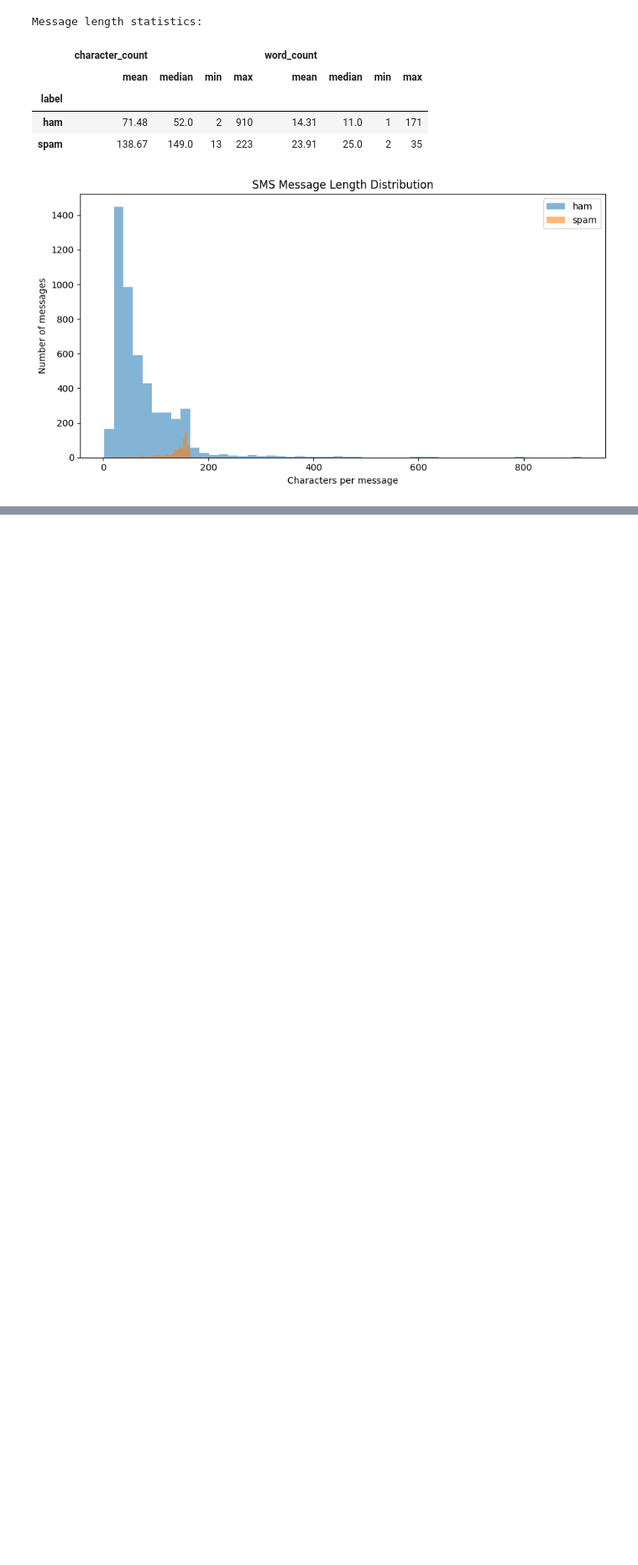
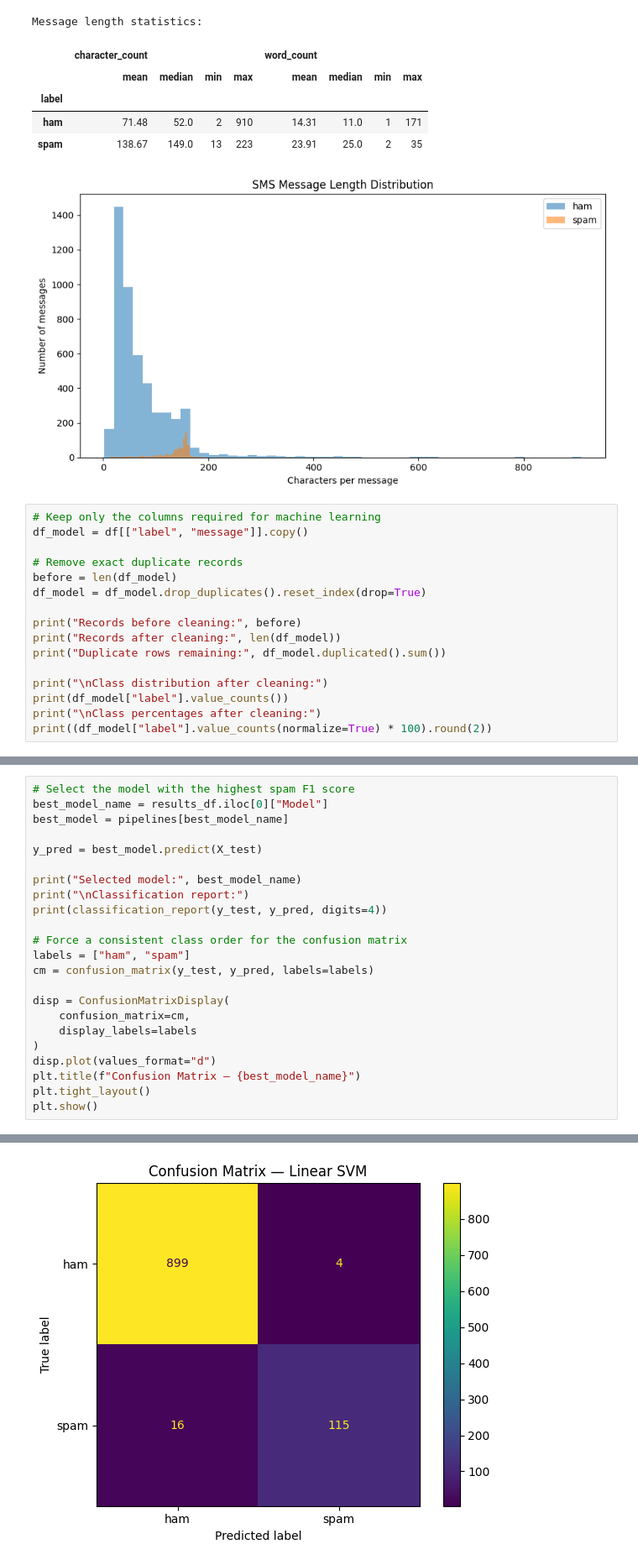
Before and after one commit to atul-2710/ScamSense, a Jupyter notebook: notebooks/ScamSense_ML_Development.ipynb, the cells around one changed output, grey strips where cells are left out. Shown at 84% size. Drawn from its saved outputs; the diff is of its cells as text; blank space fills up the shorter version.

Commit message:
feat: clean SMS dataset and compare classification models

```diff
--- a/notebooks/ScamSense_ML_Development.ipynb
+++ b/notebooks/ScamSense_ML_Development.ipynb
@@ -172,3 +172,19 @@ Message length statistics:
 | ham | 71.48 | 52.0 | 2 | 910 | 14.31 | 11.0 | 1 | 171 |
 | spam | 138.67 | 149.0 | 13 | 223 | 23.91 | 25.0 | 2 | 35 |
 [figure]
+# %%
+# Keep only the columns required for machine learning
+df_model = df[["label", "message"]].copy()
+
+# Remove exact duplicate records
+before = len(df_model)
+df_model = df_model.drop_duplicates().reset_index(drop=True)
+
+print("Records before cleaning:", before)
+print("Records after cleaning:", len(df_model))
+print("Duplicate rows remaining:", df_model.duplicated().sum())
+
+print("\nClass distribution after cleaning:")
+print(df_model["label"].value_counts())
+print("\nClass percentages after cleaning:")
+print((df_model["label"].value_counts(normalize=True) * 100).round(2))
@@ -174,0 +305,24 @@ Message length statistics:
+# %%
+# Select the model with the highest spam F1 score
+best_model_name = results_df.iloc[0]["Model"]
+best_model = pipelines[best_model_name]
+
+y_pred = best_model.predict(X_test)
+
+print("Selected model:", best_model_name)
+print("\nClassification report:")
+print(classification_report(y_test, y_pred, digits=4))
+
+# Force a consistent class order for the confusion matrix
+labels = ["ham", "spam"]
+cm = confusion_matrix(y_test, y_pred, labels=labels)
+
+disp = ConfusionMatrixDisplay(
+    confusion_matrix=cm,
+    display_labels=labels
+)
+disp.plot(values_format="d")
+plt.title(f"Confusion Matrix — {best_model_name}")
+plt.tight_layout()
+plt.show()
+# %% [output]
@@ -174,0 +340 @@ Message length statistics:
+[figure, added]
```
Also changed, not shown: parts of 3 cells of this notebook.
